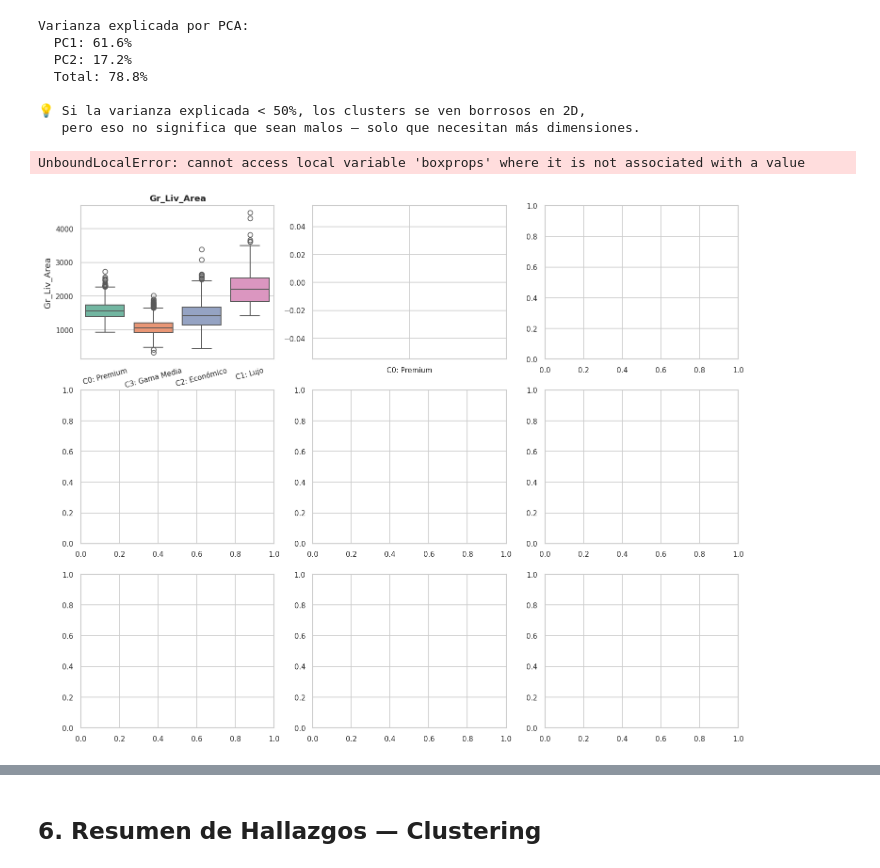
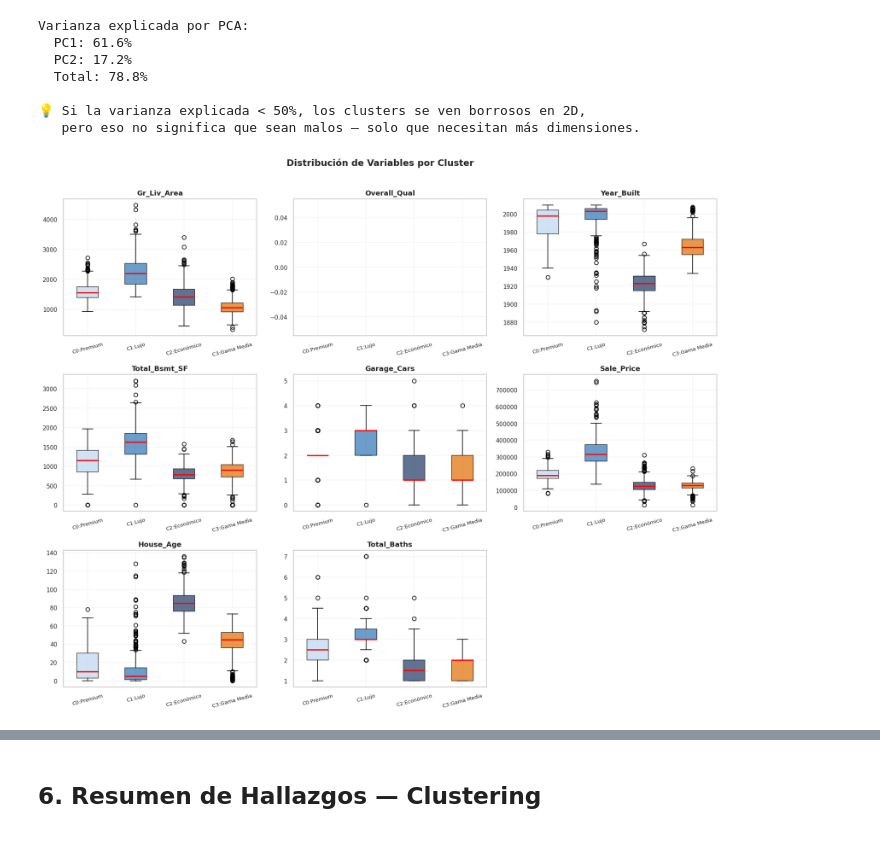
Before and after one commit to PCSAMC/Proyecto-Integrador-Machin, a Jupyter notebook: notebooks/04_Clustering.ipynb, the cells around one changed output, grey strips where cells are left out. Cells and saved outputs as stored; diff of their text form; code cells hidden in the pictures.

```diff
--- a/notebooks/04_Clustering.ipynb
+++ b/notebooks/04_Clustering.ipynb
@@ -245,22 +245,49 @@ Varianza explicada por PCA:
 
 💡 Si la varianza explicada < 50%, los clusters se ven borrosos en 2D,
    pero eso no significa que sean malos — solo que necesitan más dimensiones.
-# %%
-# ── Boxplots por cluster ─────────────────────────────────────────────────────
-# Ver cómo se distribuyen las variables clave dentro de cada cluster
-
-features_to_plot = [f for f in ['Gr_Liv_Area', 'Overall_Qual', 'Year_Built',
-                                  'Total_Bsmt_SF', 'Garage_Cars', 'Sale_Price',
-                                  'House_Age', 'Total_Baths']
-                    if f in df_all.columns]
-
-plot_cluster_boxplots(
-    df_all, km.labels_, features_to_plot, cluster_labels,
-    save_path='reports/figures/19_cluster_boxplots.png'
-)
-# %% [output]
-UnboundLocalError: cannot access local variable 'boxprops' where it is not associated with a value
-[figure, removed]
+# %%
+# ── Boxplots por cluster ─────────────────────────────────────────────────────
+
+features_to_plot = [f for f in ['Gr_Liv_Area', 'Overall_Qual', 'Year_Built',
+                                  'Total_Bsmt_SF', 'Garage_Cars', 'Sale_Price',
+                                  'House_Age', 'Total_Baths']
+                    if f in df_all.columns]
+
+df_plot = df_all[features_to_plot].copy()
+df_plot["Cluster"] = km.labels_
+
+n_features = len(features_to_plot)
+ncols = 3
+nrows = (n_features + ncols - 1) // ncols
+colors = ['#BDD7EE', '#2E74B5', '#1F3864', '#E06C00']
+
+fig, axes = plt.subplots(nrows, ncols, figsize=(15, nrows * 4))
+axes = axes.flatten()
+
+for i, feat in enumerate(features_to_plot):
+    if feat in df_plot.columns:
+        cluster_ids = sorted(df_plot["Cluster"].unique())
+        data_by_cluster = [df_plot[df_plot["Cluster"] == c][feat].dropna().values
+                           for c in cluster_ids]
+        bp = axes[i].boxplot(data_by_cluster, patch_artist=True,
+                             medianprops=dict(color='red', linewidth=2))
+        for patch, color in zip(bp['boxes'], colors[:len(cluster_ids)]):
+            patch.set_facecolor(color)
+            patch.set_alpha(0.7)
+        axes[i].set_xticklabels([f"C{c}:{cluster_labels.get(c,'')}"
+                                  for c in cluster_ids], rotation=15, fontsize=8)
+        axes[i].set_title(feat, fontsize=11, fontweight="bold")
+        axes[i].grid(True, alpha=0.2)
+
+for j in range(i + 1, len(axes)):
+    axes[j].set_visible(False)
+
+plt.suptitle("Distribución de Variables por Cluster", fontsize=14, fontweight="bold", y=1.01)
+plt.tight_layout()
+plt.savefig('reports/figures/19_cluster_boxplots.png', dpi=150, bbox_inches="tight")
+plt.show()
+# %% [output]
+[figure, added]
 # %%
 # ── Distribución de precio por cluster ──────────────────────────────────────
 
```
Also changed, not shown: parts of 3 cells of this notebook.
